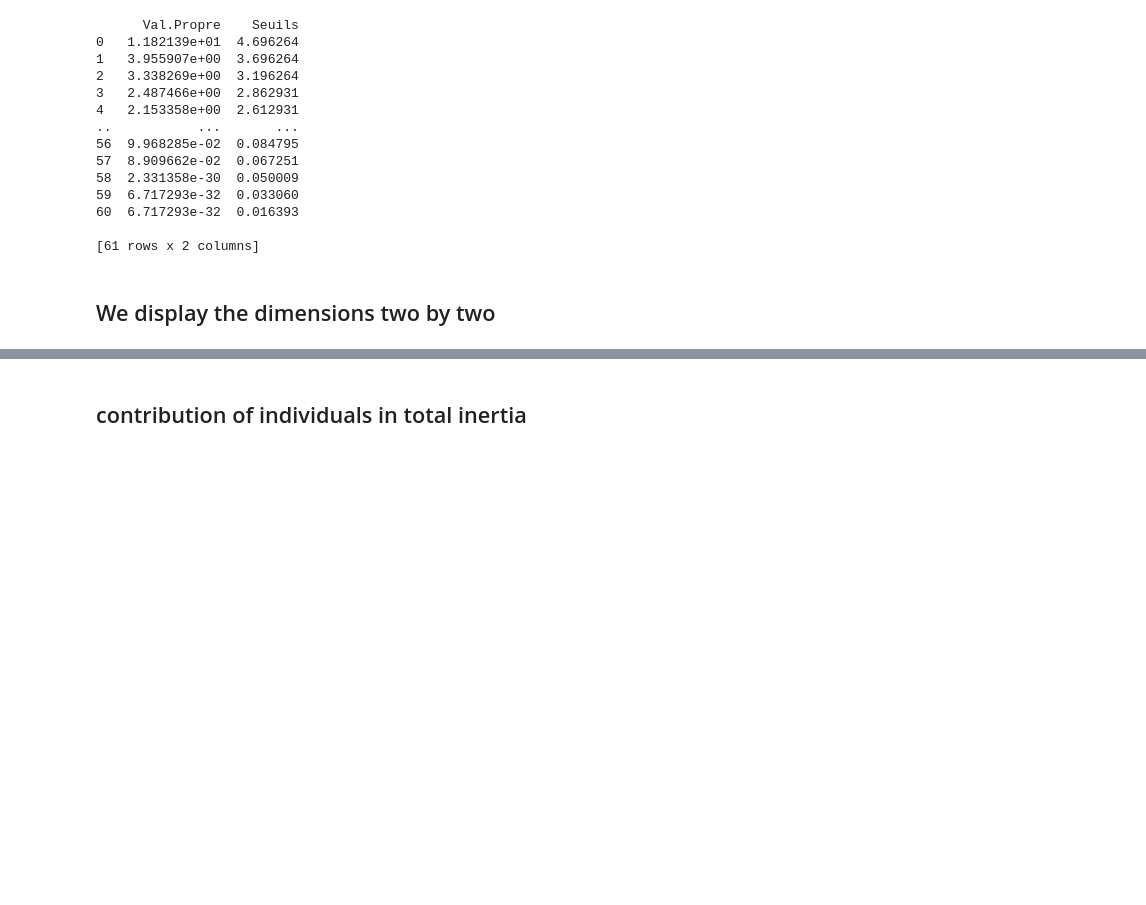
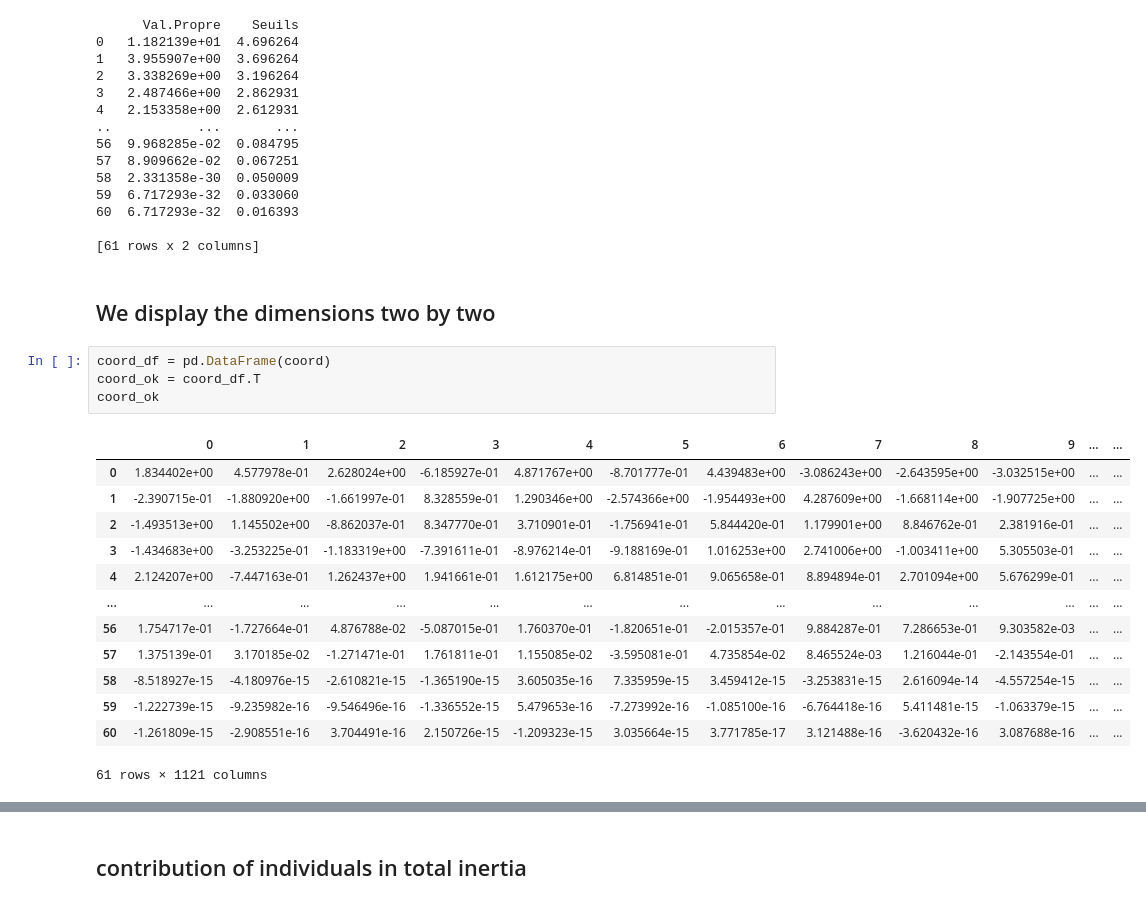
Before and after one commit to Simplon-IA-Bdx-1/house-prices-maud-baptiste, a Jupyter notebook: acp_house_prices.ipynb, the cells around one changed output, grey strips where cells are left out. Cells and saved outputs as stored; diff of their text form; blank space fills up the shorter version.

```diff
--- a/acp_house_prices.ipynb
+++ b/acp_house_prices.ipynb
@@ -253,3 +254,21 @@ print(pd.DataFrame({'Val.Propre':eigval,'Seuils':bs}))
 [61 rows x 2 columns]
 # %% [markdown]
 ## We display the dimensions two by two
+# %%
+coord_df = pd.DataFrame(coord)
+coord_ok = coord_df.T
+coord_ok
+# %% [output]
+|  | 0 | 1 | 2 | 3 | 4 | 5 | 6 | 7 | 8 | 9 | ... | ... |
+| 0 | 1.834402e+00 | 4.577978e-01 | 2.628024e+00 | -6.185927e-01 | 4.871767e+00 | -8.701777e-01 | 4.439483e+00 | -3.086243e+00 | -2.643595e+00 | -3.032515e+00 | ... | ... |
+| 1 | -2.390715e-01 | -1.880920e+00 | -1.661997e-01 | 8.328559e-01 | 1.290346e+00 | -2.574366e+00 | -1.954493e+00 | 4.287609e+00 | -1.668114e+00 | -1.907725e+00 | ... | ... |
+| 2 | -1.493513e+00 | 1.145502e+00 | -8.862037e-01 | 8.347770e-01 | 3.710901e-01 | -1.756941e-01 | 5.844420e-01 | 1.179901e+00 | 8.846762e-01 | 2.381916e-01 | ... | ... |
+| 3 | -1.434683e+00 | -3.253225e-01 | -1.183319e+00 | -7.391611e-01 | -8.976214e-01 | -9.188169e-01 | 1.016253e+00 | 2.741006e+00 | -1.003411e+00 | 5.305503e-01 | ... | ... |
+| 4 | 2.124207e+00 | -7.447163e-01 | 1.262437e+00 | 1.941661e-01 | 1.612175e+00 | 6.814851e-01 | 9.065658e-01 | 8.894894e-01 | 2.701094e+00 | 5.676299e-01 | ... | ... |
+| ... | ... | ... | ... | ... | ... | ... | ... | ... | ... | ... | ... | ... |
+| 56 | 1.754717e-01 | -1.727664e-01 | 4.876788e-02 | -5.087015e-01 | 1.760370e-01 | -1.820651e-01 | -2.015357e-01 | 9.884287e-01 | 7.286653e-01 | 9.303582e-03 | ... | ... |
+| 57 | 1.375139e-01 | 3.170185e-02 | -1.271471e-01 | 1.761811e-01 | 1.155085e-02 | -3.595081e-01 | 4.735854e-02 | 8.465524e-03 | 1.216044e-01 | -2.143554e-01 | ... | ... |
+| 58 | -8.518927e-15 | -4.180976e-15 | -2.610821e-15 | -1.365190e-15 | 3.605035e-16 | 7.335959e-15 | 3.459412e-15 | -3.253831e-15 | 2.616094e-14 | -4.557254e-15 | ... | ... |
+| 59 | -1.222739e-15 | -9.235982e-16 | -9.546496e-16 | -1.336552e-15 | 5.479653e-16 | -7.273992e-16 | -1.085100e-16 | -6.764418e-16 | 5.411481e-15 | -1.063379e-15 | ... | ... |
+| 60 | -1.261809e-15 | -2.908551e-16 | 3.704491e-16 | 2.150726e-15 | -1.209323e-15 | 3.035664e-15 | 3.771785e-17 | 3.121488e-16 | -3.620432e-16 | 3.087688e-16 | ... | ... |
+61 rows × 1121 columns
```
Also changed, not shown: parts of 3 cells of this notebook.
